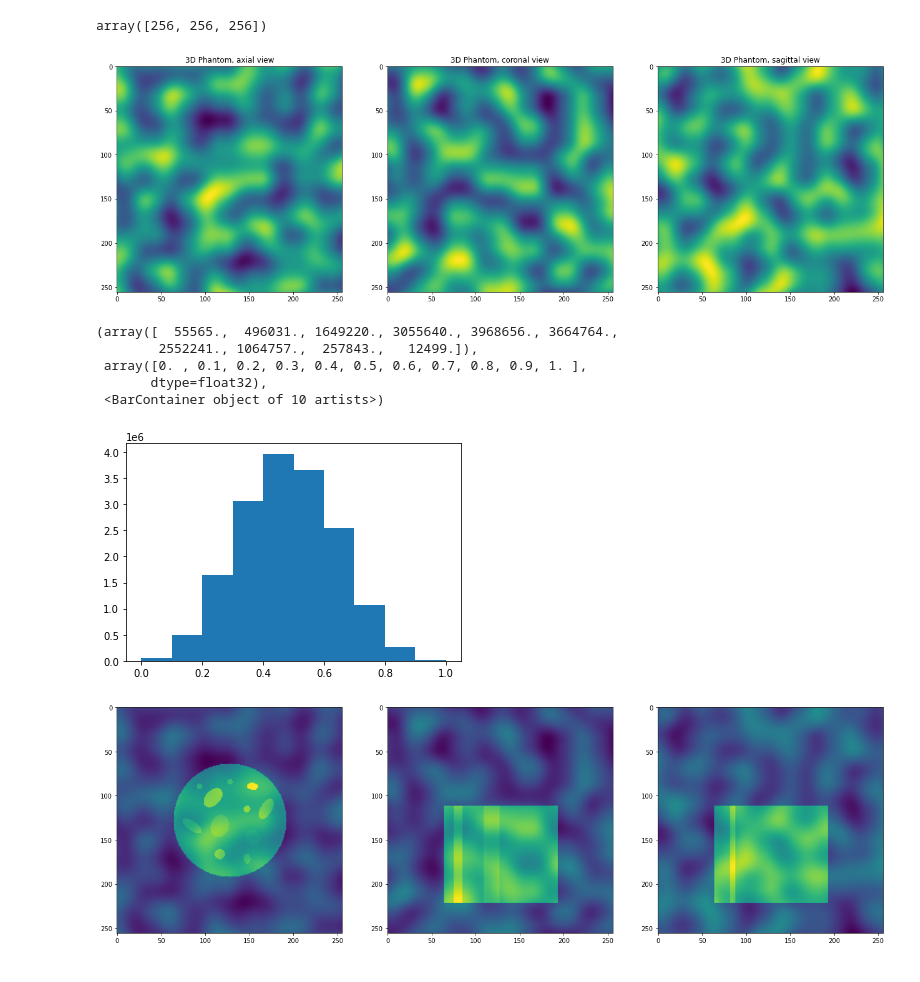
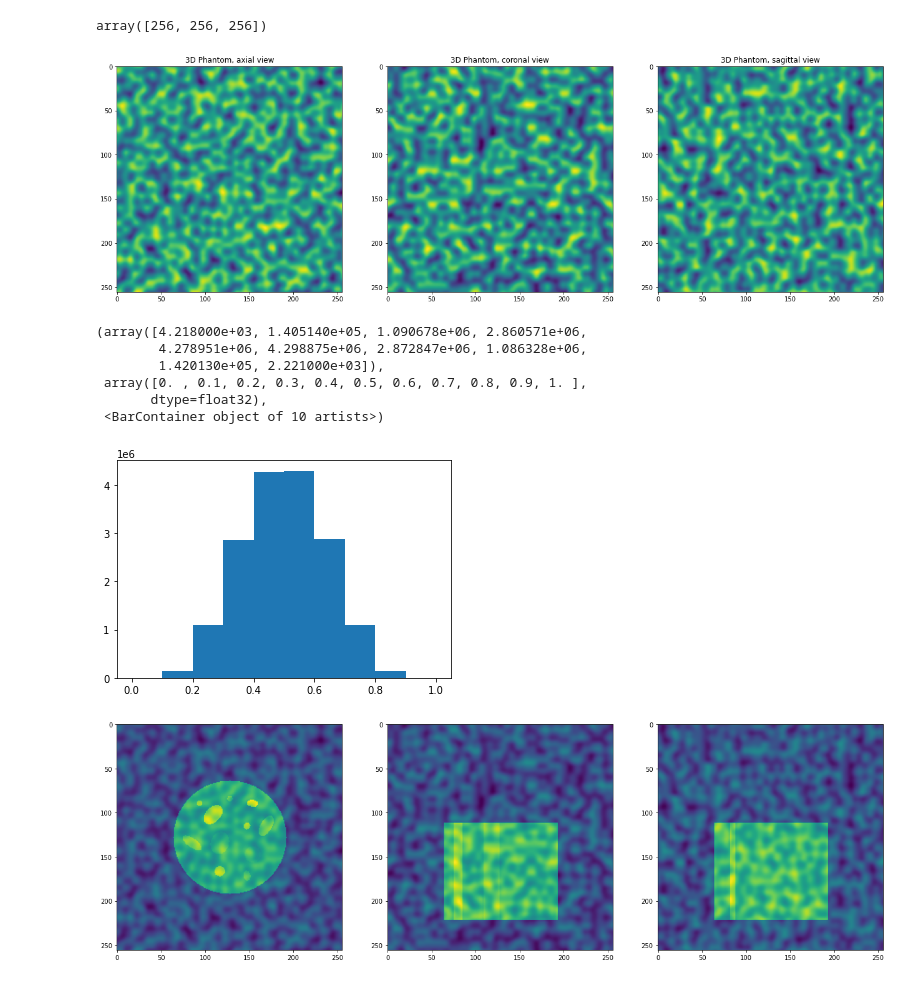
Before and after one commit to Fickincool/master-thesis, a Jupyter notebook: Notebooks/6.00_self2selfDenoising/6.05_make_dummy+noisy_tomogram.ipynb, the cells around one changed output. Drawn from its saved outputs; the diff is of its cells as text; code cells hidden in the pictures.

```diff
--- a/Notebooks/6.00_self2selfDenoising/6.05_make_dummy+noisy_tomogram.ipynb
+++ b/Notebooks/6.00_self2selfDenoising/6.05_make_dummy+noisy_tomogram.ipynb
@@ -125,43 +125,45 @@ array([256, 256, 256])
 # %%
 shape = tomo_shape
 N_threads = 4
 
 perlin = fns.Noise(seed=0, numWorkers=N_threads)
-perlin.frequency = 0.025
+# perlin.frequency = 0.025 # regular perlin
+perlin.frequency = 0.08 # highFreq perlin
 perlin.noiseType = fns.NoiseType.Perlin
 perlin.fractal.octaves = 4
 perlin.fractal.lacunarity = 5
 perlin.fractal.gain = 0.45
 perlin.perturb.perturbType = fns.PerturbType.NoPerturb
 noise = perlin.genAsGrid(shape)
 noise = (noise-noise.min())/(noise.max()-noise.min())
 
 zidx, yidx, xidx = tomo_shape//2
 
 plt.figure(figsize=(22, 12))
 plt.subplot(131)
 plt.imshow(noise[zidx,:,:])
 plt.title('3D Phantom, axial view')
 
 plt.subplot(132)
 plt.imshow(noise[:,yidx,:])
 plt.title('3D Phantom, coronal view')
 
 plt.subplot(133)
 plt.imshow(noise[:,:,xidx])
 plt.title('3D Phantom, sagittal view')
 plt.show()
 # %% [output]
-[figure, old version]
+[figure, new version]
 # %%
 plt.hist(noise.flatten())
 # %% [output]
-(array([  55565.,  496031., 1649220., 3055640., 3968656., 3664764.,
-        2552241., 1064757.,  257843.,   12499.]),
+(array([4.218000e+03, 1.405140e+05, 1.090678e+06, 2.860571e+06,
+        4.278951e+06, 4.298875e+06, 2.872847e+06, 1.086328e+06,
+        1.420130e+05, 2.221000e+03]),
  array([0. , 0.1, 0.2, 0.3, 0.4, 0.5, 0.6, 0.7, 0.8, 0.9, 1. ],
        dtype=float32),
  <BarContainer object of 10 artists>)
-[figure, old version]
+[figure, new version]
 # %%
 thresh = 0.0
 noisy_tomo = np.where(noise<thresh, thresh, noise)
@@ -181,7 +183,7 @@ plt.subplot(133)
 plt.imshow(noisy_tomo[:,:,xidx])
 plt.show()
 # %% [output]
-[figure, old version]
+[figure, new version]
 # %%
 plt.hist(noisy_tomo.flatten(), alpha=0.5)
 plt.hist(tomo_data.flatten(), alpha=0.5)
```
Also changed, not shown: parts of 4 cells of this notebook, 2 other files.
